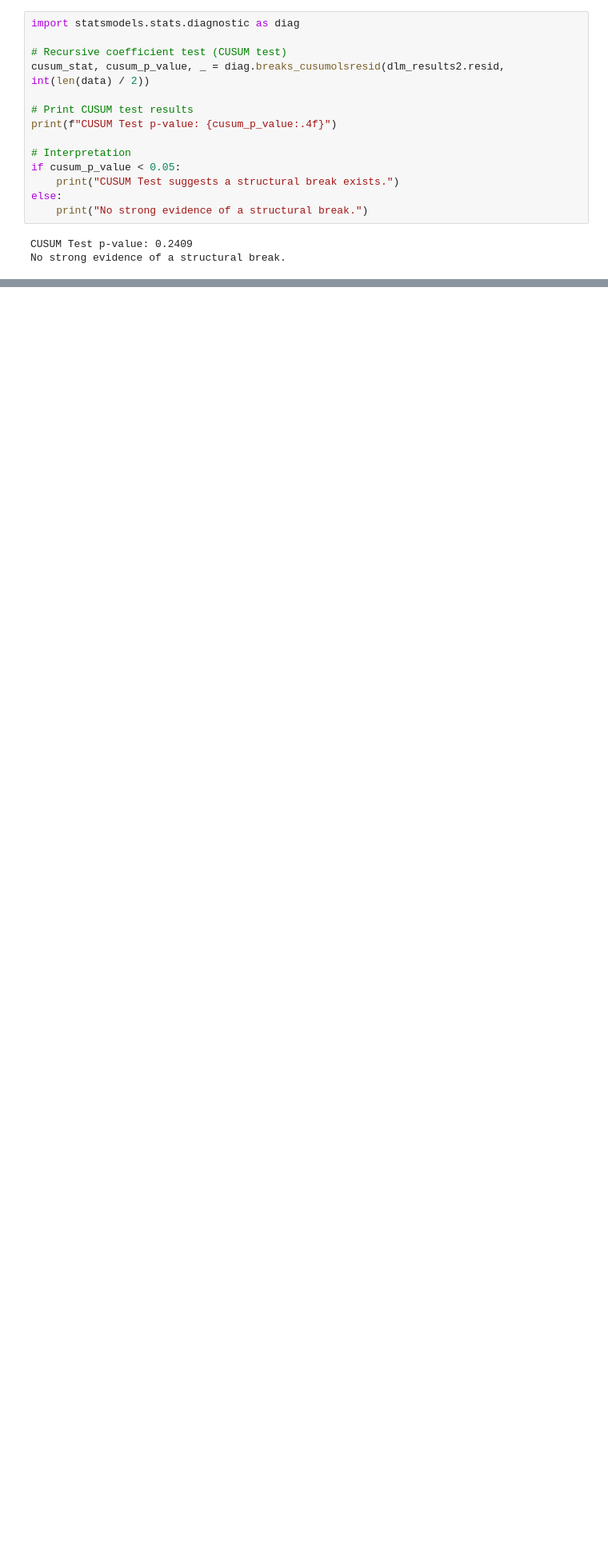
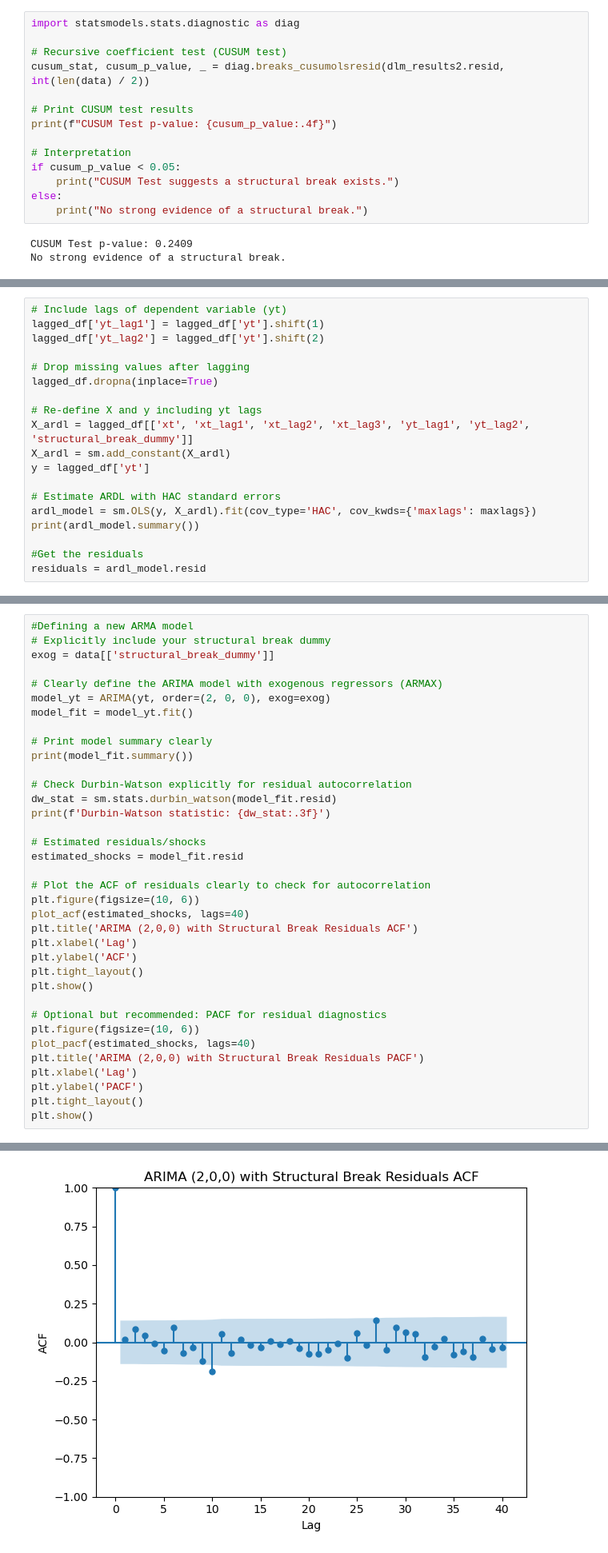
Before and after one commit to ionutnodis/Time-Series-Analysis, a Jupyter notebook: Time-Series-CW_Notebook.ipynb, the cells around one changed output, grey strips where cells are left out. Shown at 80% size. Saved outputs shown, nothing was run; the diff lists cells and outputs as text; blank space fills up the shorter version.

```diff
--- a/Time-Series-CW_Notebook.ipynb
+++ b/Time-Series-CW_Notebook.ipynb
@@ -986,0 +1093,19 @@ Despite these limitations, our findings strongly suggest that **Google Trends be
+# %%
+# Include lags of dependent variable (yt)
+lagged_df['yt_lag1'] = lagged_df['yt'].shift(1)
+lagged_df['yt_lag2'] = lagged_df['yt'].shift(2)
+
+# Drop missing values after lagging
+lagged_df.dropna(inplace=True)
+
+# Re-define X and y including yt lags
+X_ardl = lagged_df[['xt', 'xt_lag1', 'xt_lag2', 'xt_lag3', 'yt_lag1', 'yt_lag2', 'structural_break_dummy']]
+X_ardl = sm.add_constant(X_ardl)
+y = lagged_df['yt']
+
+# Estimate ARDL with HAC standard errors
+ardl_model = sm.OLS(y, X_ardl).fit(cov_type='HAC', cov_kwds={'maxlags': maxlags})
+print(ardl_model.summary())
+
+#Get the residuals
+residuals = ardl_model.resid
@@ -986,0 +1148,37 @@ Despite these limitations, our findings strongly suggest that **Google Trends be
+# %%
+#Defining a new ARMA model
+# Explicitly include your structural break dummy
+exog = data[['structural_break_dummy']]
+
+# Clearly define the ARIMA model with exogenous regressors (ARMAX)
+model_yt = ARIMA(yt, order=(2, 0, 0), exog=exog)
+model_fit = model_yt.fit()
+
+# Print model summary clearly
+print(model_fit.summary())
+
+# Check Durbin-Watson explicitly for residual autocorrelation
+dw_stat = sm.stats.durbin_watson(model_fit.resid)
+print(f'Durbin-Watson statistic: {dw_stat:.3f}')
+
+# Estimated residuals/shocks
+estimated_shocks = model_fit.resid
+
+# Plot the ACF of residuals clearly to check for autocorrelation
+plt.figure(figsize=(10, 6))
+plot_acf(estimated_shocks, lags=40)
+plt.title('ARIMA (2,0,0) with Structural Break Residuals ACF')
+plt.xlabel('Lag')
+plt.ylabel('ACF')
+plt.tight_layout()
+plt.show()
+
+# Optional but recommended: PACF for residual diagnostics
+plt.figure(figsize=(10, 6))
+plot_pacf(estimated_shocks, lags=40)
+plt.title('ARIMA (2,0,0) with Structural Break Residuals PACF')
+plt.xlabel('Lag')
+plt.ylabel('PACF')
+plt.tight_layout()
+plt.show()
+# %% [output]
@@ -986,0 +1203 @@ Despite these limitations, our findings strongly suggest that **Google Trends be
+[figure, added]
```
Also changed, not shown: parts of 18 cells of this notebook.
